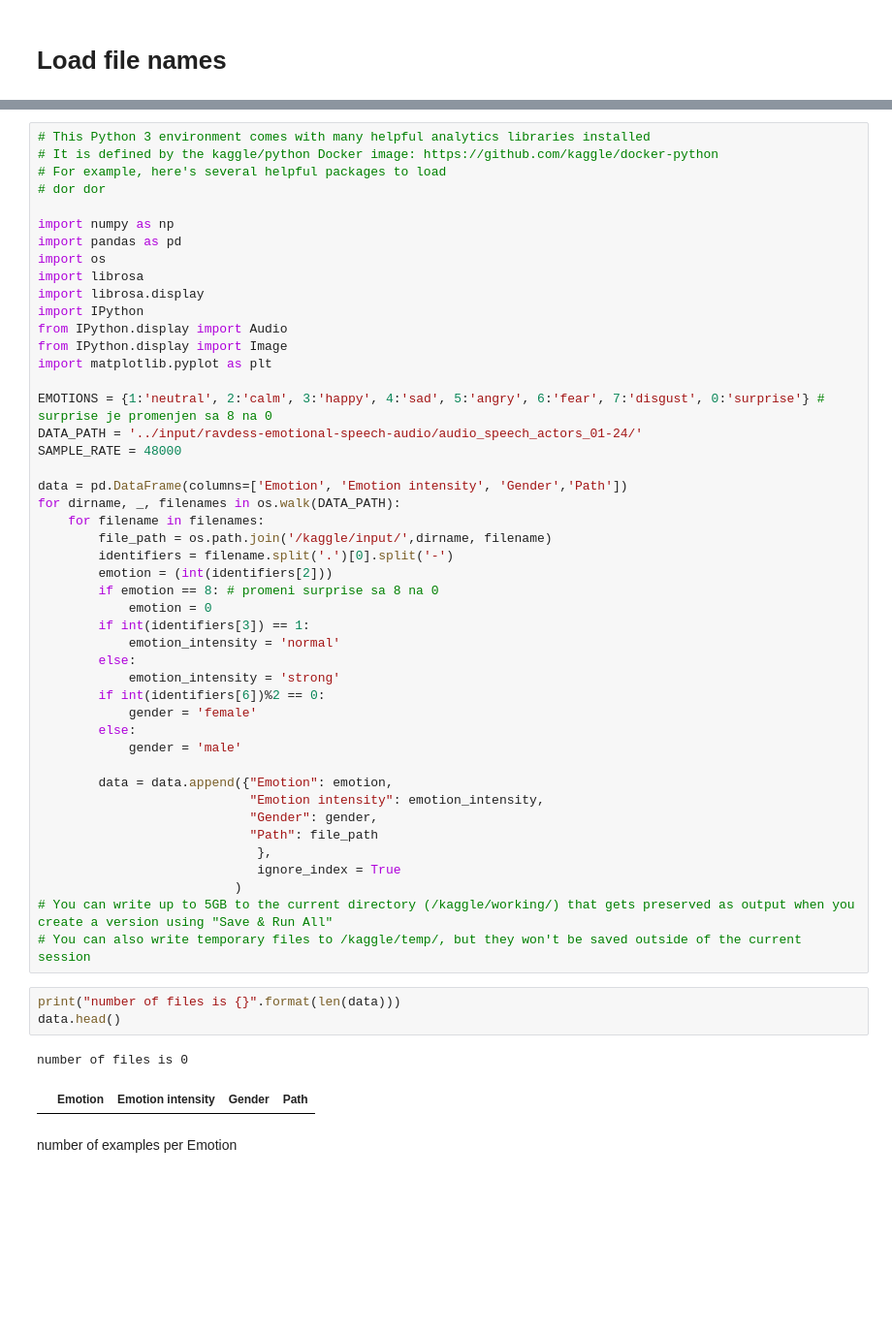
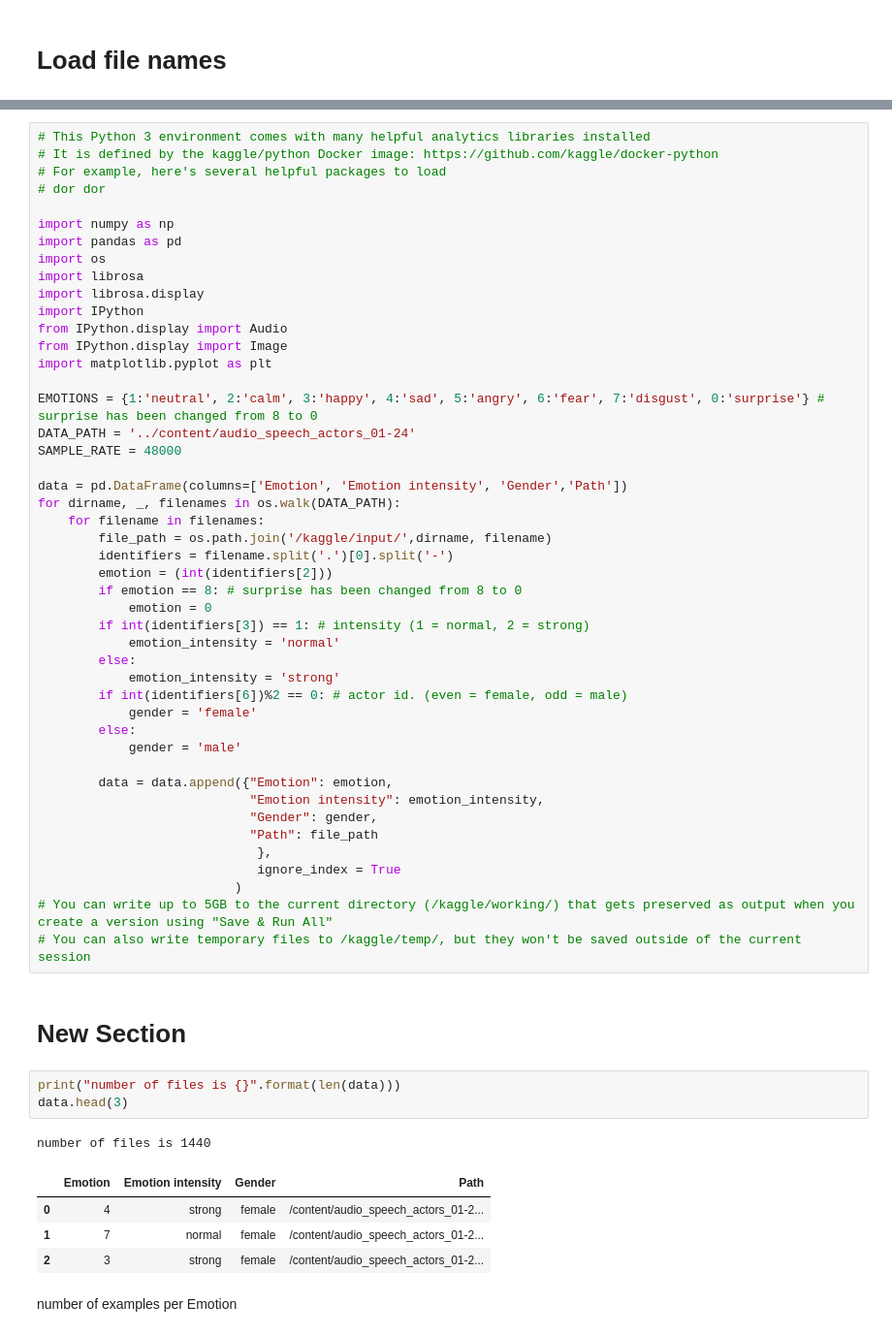
Before and after one commit to DorAzaria/Sentiment-Analysis---Deep-Learning-Methods-For-Speech-Recognition, a Jupyter notebook: stacked_cnn_lstm.ipynb, the cells around one changed output, grey strips where cells are left out. Shown: that part at 97% size. Cells and saved outputs as stored; diff of their text form; blank space fills up the shorter version.

```diff
--- a/stacked_cnn_lstm.ipynb
+++ b/stacked_cnn_lstm.ipynb
@@ -16,8 +32,8 @@ from IPython.display import Audio
 from IPython.display import Image
 import matplotlib.pyplot as plt
 
-EMOTIONS = {1:'neutral', 2:'calm', 3:'happy', 4:'sad', 5:'angry', 6:'fear', 7:'disgust', 0:'surprise'} # surprise je promenjen sa 8 na 0
-DATA_PATH = '../input/ravdess-emotional-speech-audio/audio_speech_actors_01-24/'
+EMOTIONS = {1:'neutral', 2:'calm', 3:'happy', 4:'sad', 5:'angry', 6:'fear', 7:'disgust', 0:'surprise'} # surprise has been changed from 8 to 0
+DATA_PATH = '../content/audio_speech_actors_01-24'
 SAMPLE_RATE = 48000
 
 data = pd.DataFrame(columns=['Emotion', 'Emotion intensity', 'Gender','Path'])
@@ -26,13 +42,13 @@ for dirname, _, filenames in os.walk(DATA_PATH):
         file_path = os.path.join('/kaggle/input/',dirname, filename)
         identifiers = filename.split('.')[0].split('-')
         emotion = (int(identifiers[2]))
-        if emotion == 8: # promeni surprise sa 8 na 0
+        if emotion == 8: # surprise has been changed from 8 to 0
             emotion = 0
-        if int(identifiers[3]) == 1:
+        if int(identifiers[3]) == 1: # intensity (1 = normal, 2 = strong)
             emotion_intensity = 'normal'
         else:
             emotion_intensity = 'strong'
-        if int(identifiers[6])%2 == 0:
+        if int(identifiers[6])%2 == 0: # actor id. (even = female, odd = male)
             gender = 'female'
         else:
             gender = 'male'
@@ -46,12 +62,17 @@ for dirname, _, filenames in os.walk(DATA_PATH):
                           )
 # You can write up to 5GB to the current directory (/kaggle/working/) that gets preserved as output when you create a version using "Save & Run All"
 # You can also write temporary files to /kaggle/temp/, but they won't be saved outside of the current session
+# %% [markdown]
+# New Section
 # %%
 print("number of files is {}".format(len(data)))
-data.head()
+data.head(3)
 # %% [output]
-number of files is 0
+number of files is 1440
 |  | Emotion | Emotion intensity | Gender | Path |
+| 0 | 4 | strong | female | /content/audio_speech_actors_01-2... |
+| 1 | 7 | normal | female | /content/audio_speech_actors_01-2... |
+| 2 | 3 | strong | female | /content/audio_speech_actors_01-2... |
 # %% [markdown]
 number of examples per Emotion
 # %%
```
Also changed, not shown: parts of 5 cells of this notebook.
